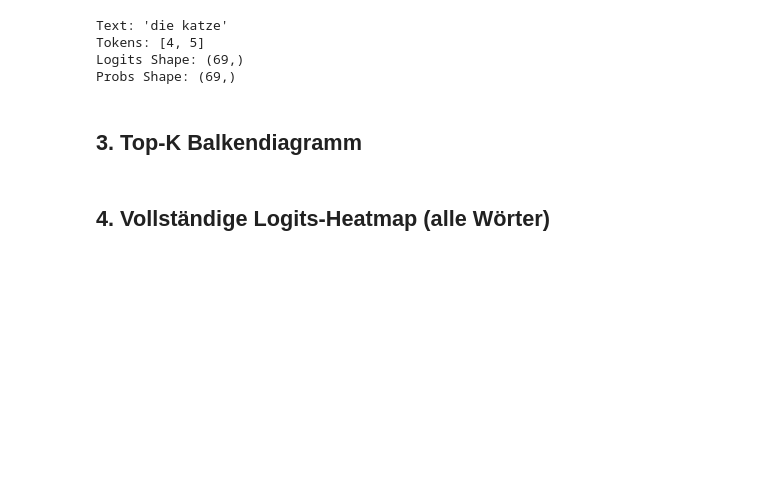
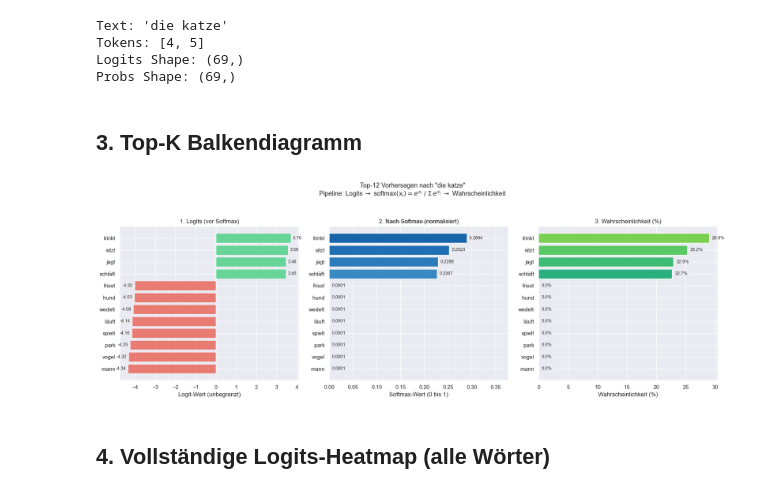
Before and after one commit to framem/lm-stack, a Jupyter notebook: languageModel/notebooks/logits_visualization.ipynb, the cells around one changed output. Saved outputs shown, nothing was run; the diff lists cells and outputs as text; code cells hidden in the pictures; blank space fills up the shorter version.

```diff
--- a/languageModel/notebooks/logits_visualization.ipynb
+++ b/languageModel/notebooks/logits_visualization.ipynb
@@ -131,34 +131,36 @@ def plot_top_k_bar(model, tokenizer, text, top_k=15):
         ax2.text(bar.get_width() + 0.005, bar.get_y() + bar.get_height()/2,
                 f'{val:.4f}', va='center', fontsize=9)
 
     # Summe annotieren
     ax2.annotate(f'Summe aller Softmax-Werte = 1.0',
                 xy=(0.5, 1.02), xycoords='axes fraction',
                 ha='center', fontsize=9, style='italic', color='#aaaaaa')
 
     # --- 3. Wahrscheinlichkeiten (%) ---
     colors_prob = plt.cm.viridis(np.linspace(0.8, 0.2, top_k))
     bars3 = ax3.barh(range(top_k), top_probs * 100, color=colors_prob)
     ax3.set_yticks(range(top_k))
     ax3.set_yticklabels(top_words)
     ax3.set_xlabel('Wahrscheinlichkeit (%)')
     ax3.set_title('3. Wahrscheinlichkeit (%)')
     ax3.invert_yaxis()
 
     for bar, prob in zip(bars3, top_probs):
         ax3.text(bar.get_width() + 0.5, bar.get_y() + bar.get_height()/2,
                 f'{prob*100:.1f}%', va='center', fontsize=9)
 
     fig.suptitle(f'Top-{top_k} Vorhersagen nach "{text}"\n'
-                 f'Pipeline: Logits → softmax(x) = e^x / Σe^x → Wahrscheinlichkeit',
+                 r'Pipeline: Logits $\rightarrow$ softmax$(x_i) = e^{x_i} \;/\; \Sigma \, e^{x_j}$ $\rightarrow$ Wahrscheinlichkeit',
                  fontsize=13, y=1.04)
     plt.tight_layout()
     plt.show()
 
     return top_words, top_probs, top_logits
 
 # Visualisieren
 plot_top_k_bar(model, tokenizer, "die katze", top_k=12);
+# %% [output]
+[figure, added]
 # %% [markdown]
 ## 4. Vollständige Logits-Heatmap (alle Wörter)
 # %%
```
Also changed, not shown: parts of 1 cell of this notebook, 4 other files.
